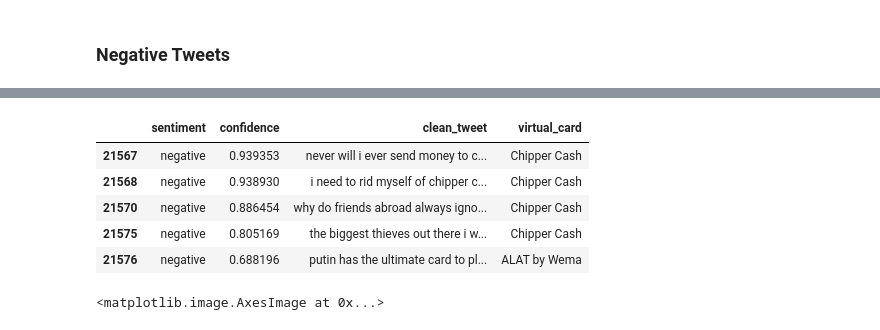
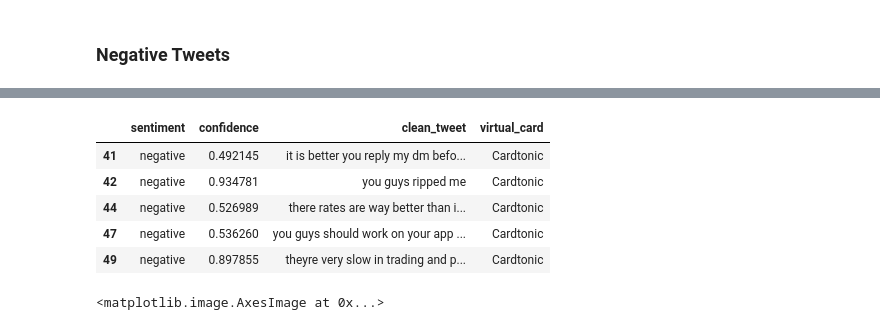
Before and after one commit to Anelawrence/Twitter-Sentiment-Analysis-Virtual-Cards, a Jupyter notebook: virtual_card_sentiment_analysis.ipynb, the cells around one changed output, grey strips where cells are left out. Saved outputs shown, nothing was run; the diff lists cells and outputs as text; code cells hidden in the pictures.

Commit message:
2nd Virtual Dollar Cards Sentiment Analysis

```diff
--- a/virtual_card_sentiment_analysis.ipynb
+++ b/virtual_card_sentiment_analysis.ipynb
@@ -853,15 +888,15 @@ negative_df.shape
 # %%
 # Set the max column width to None to display the full text
 pd.set_option('display.max_colwidth', None)
 
-negative_df[['sentiment','confidence','clean_tweet', 'virtual_card']].tail()
+negative_df[['sentiment','confidence','clean_tweet', 'virtual_card']].head()
 # %% [output]
 |  | sentiment | confidence | clean_tweet | virtual_card |
-| 21567 | negative | 0.939353 | never will i ever send money to c... | Chipper Cash |
-| 21568 | negative | 0.938930 | i need to rid myself of chipper c... | Chipper Cash |
-| 21570 | negative | 0.886454 | why do friends abroad always igno... | Chipper Cash |
-| 21575 | negative | 0.805169 | the biggest thieves out there i w... | Chipper Cash |
-| 21576 | negative | 0.688196 | putin has the ultimate card to pl... | ALAT by Wema |
+| 41 | negative | 0.492145 | it is better you reply my dm befo... | Cardtonic |
+| 42 | negative | 0.934781 | you guys ripped me | Cardtonic |
+| 44 | negative | 0.526989 | there rates are way better than i... | Cardtonic |
+| 47 | negative | 0.536260 | you guys should work on your app ... | Cardtonic |
+| 49 | negative | 0.897855 | theyre very slow in trading and p... | Cardtonic |
 # %%
 #Creating the text variable
 text = " ".join(i for i in negative_df.cleaned_words.astype(str))
```
Also changed, not shown: parts of 17 cells of this notebook, 1 other file.
